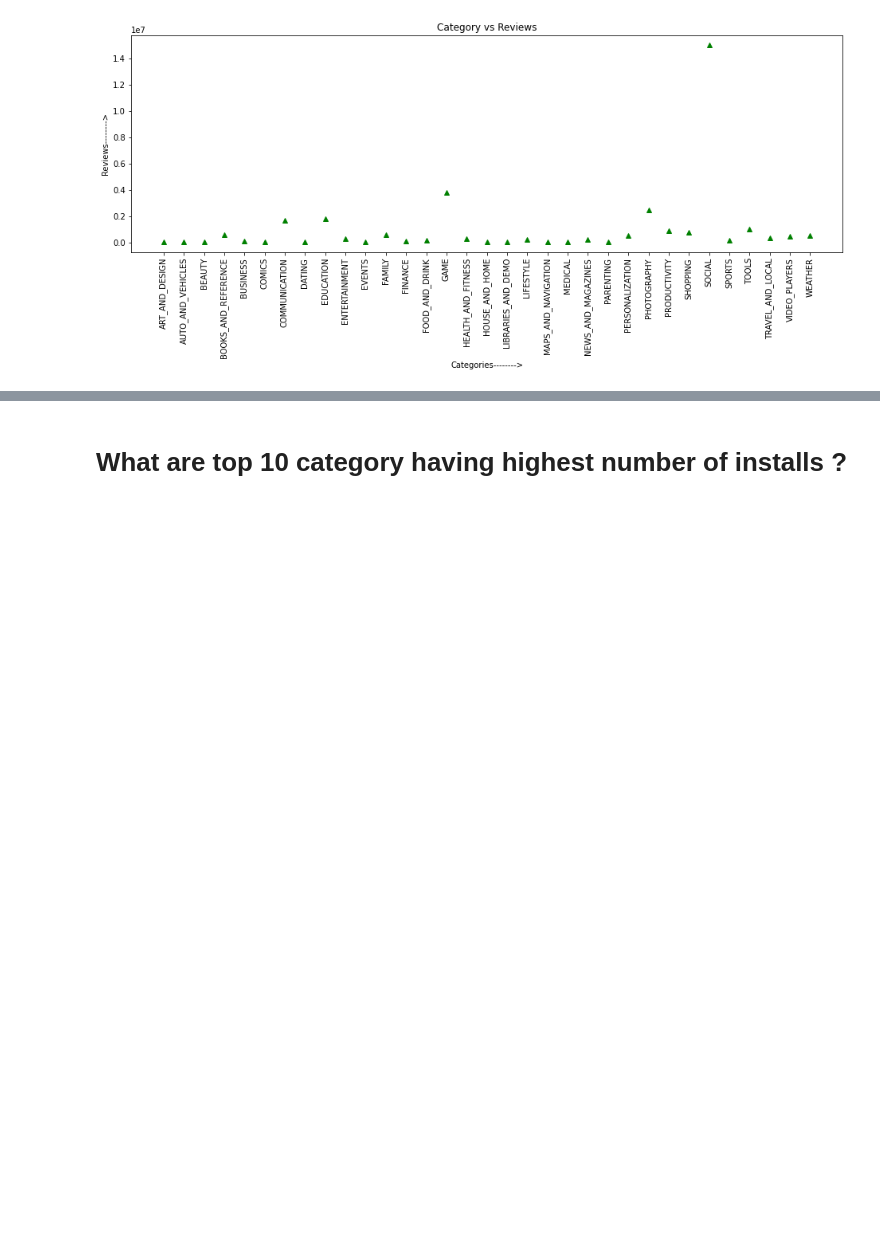
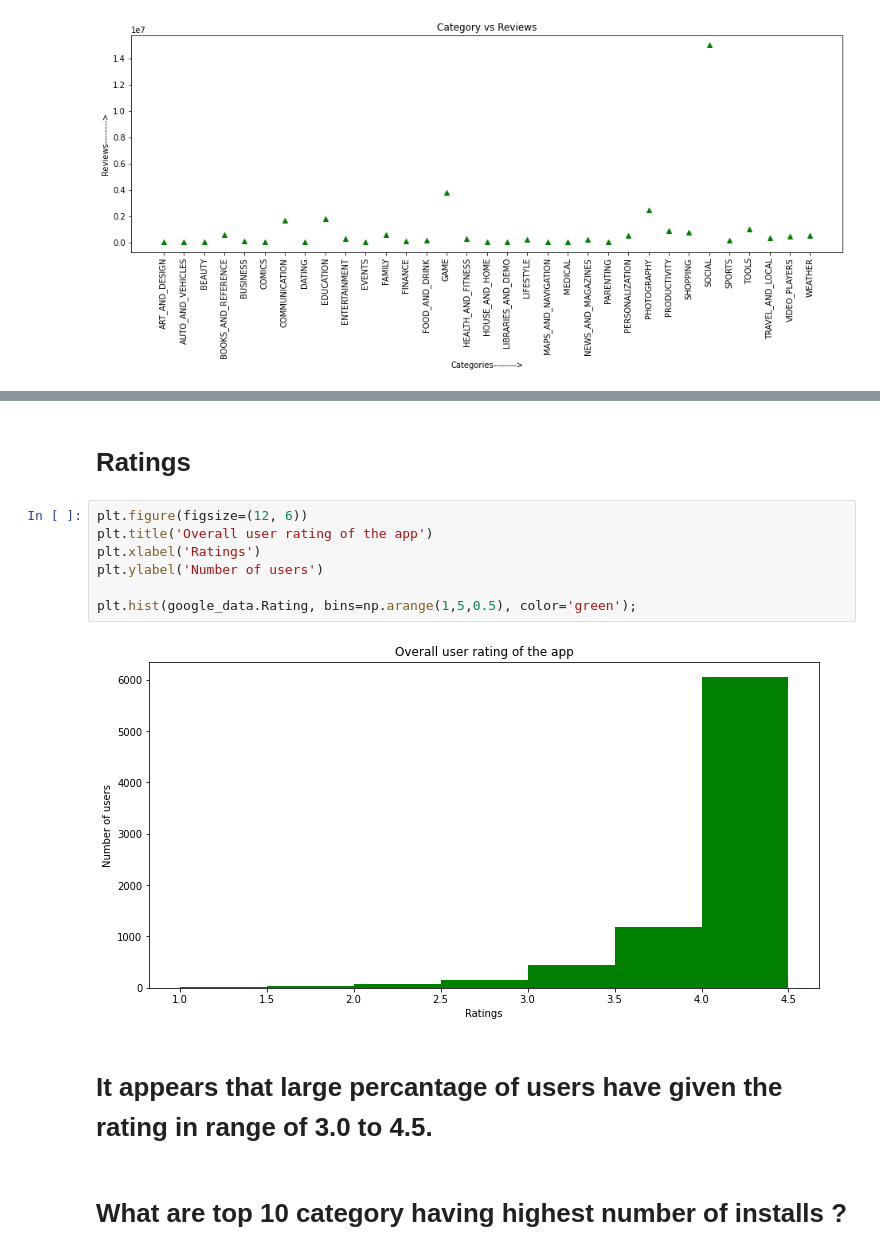
Before and after one commit to Akramkhan01/Capstone-Project-Play-Store-App-Review-Analysis, a Jupyter notebook: EDA_Play_Store_App_Review_Analysis_Capstone_Project.ipynb, the cells around one changed output, grey strips where cells are left out. Drawn from its saved outputs; the diff is of its cells as text; blank space fills up the shorter version.

```diff
--- a/EDA_Play_Store_App_Review_Analysis_Capstone_Project.ipynb
+++ b/EDA_Play_Store_App_Review_Analysis_Capstone_Project.ipynb
@@ -728,3 +707,16 @@ plt.show()
+# %% [markdown]
+# **Ratings**
+# %%
+plt.figure(figsize=(12, 6))
+plt.title('Overall user rating of the app')
+plt.xlabel('Ratings')
+plt.ylabel('Number of users')
+
+plt.hist(google_data.Rating, bins=np.arange(1,5,0.5), color='green');
+# %% [output]
+[figure, added]
+# %% [markdown]
+# It appears that large percantage of users have given the rating in range of 3.0 to 4.5.
 # %% [markdown]
 # What are top 10 category having highest number of installs ?
 # %%
```
Also changed, not shown: parts of 28 cells of this notebook.
